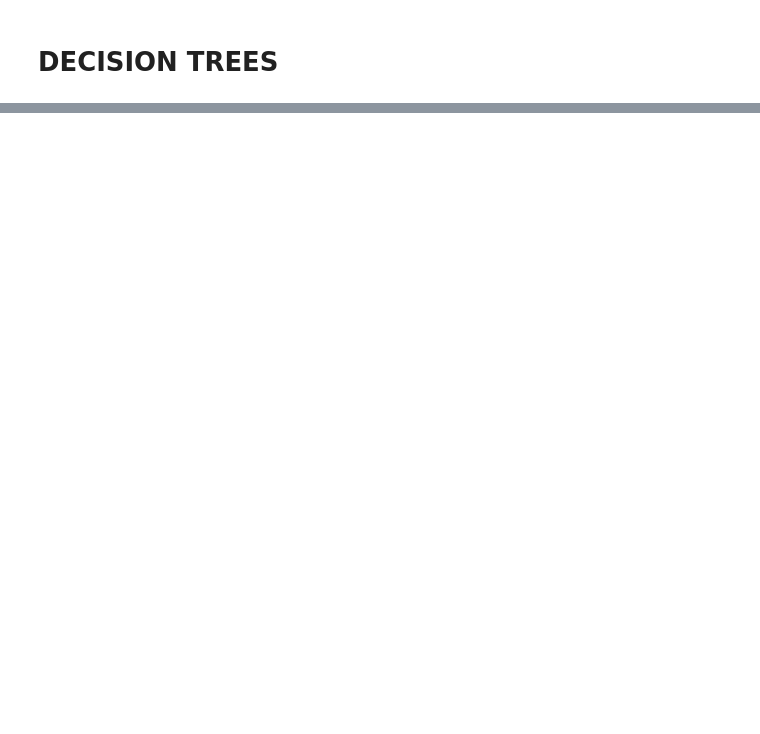
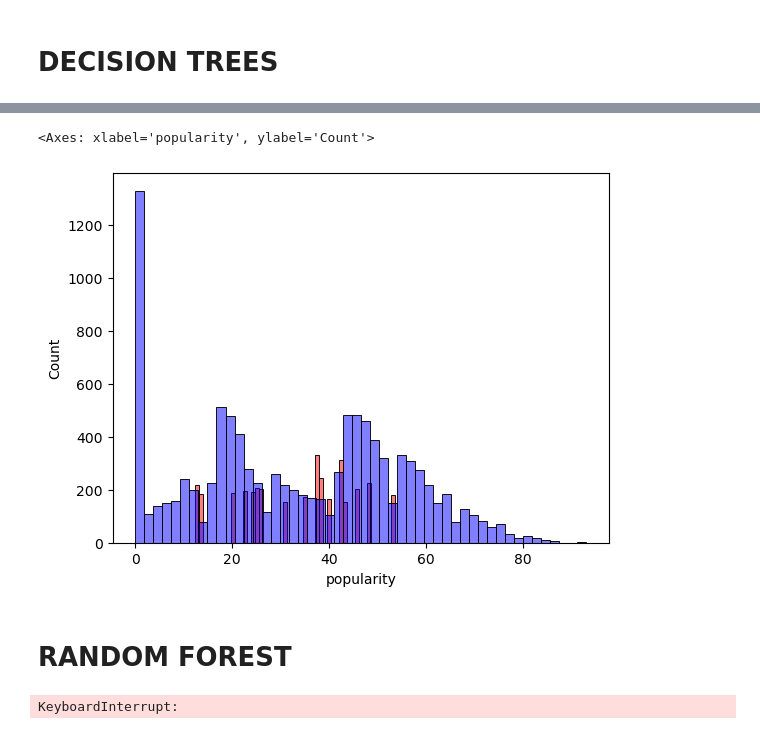
Before and after one commit to bergimax/music-popularity-prediction, a Jupyter notebook: Proj2.ipynb, the cells around one changed output, grey strips where cells are left out. Cells and saved outputs as stored; diff of their text form; code cells hidden in the pictures; blank space fills up the shorter version.

```diff
--- a/Proj2.ipynb
+++ b/Proj2.ipynb
@@ -402,0 +387,16 @@ X_val = dv.transform(val_dicts)
+# %%
+#train
+dicts_ft = df_full_train.to_dict(orient='records')
+dv = DictVectorizer(sparse = False)
+X_full_train = dv.fit_transform(dicts_ft)
+
+dt = DecisionTreeRegressor()
+dt.fit(X_full_train, y_full_train)
+#predict
+dicts_test = df_test.to_dict(orient='records')
+
+X_test = dv.transform(dicts_test)
+y_pred = dt.predict(X_test)
+
+_rmse = rmse(y_test, y_pred)
+_rmse
@@ -402,0 +405,15 @@ X_val = dv.transform(val_dicts)
+# %%
+scores = []
+
+for d in [1,2,5,10,20,50,100,200,500, None]:
+    for s in [1,2,5,10,20,50,100,200,500]:
+        dt = DecisionTreeRegressor( max_depth=d, min_samples_leaf=s)
+        dt.fit(X_train, y_train)
+
+        y_pred = dt.predict(X_val)
+        _rmse = rmse(y_val, y_pred)
+        scores.append((d,s,_rmse))
+        print((d,s,_rmse))
+col = ['max_depth', 'min_samples_leaf', 'rmse']
+df_scores = pd.DataFrame(scores, columns=col)
+df_scores
@@ -402,0 +470,26 @@ X_val = dv.transform(val_dicts)
+# %%
+sns.histplot(y_pred, color='red', alpha=0.5, bins=50) #predictions
+sns.histplot(y_train, color='blue', alpha=0.5, bins=50) #target values
+# %% [output]
+<Axes: xlabel='popularity', ylabel='Count'>
+[figure, added]
+# %% [markdown]
+# RANDOM FOREST
+# %%
+scores = []
+for s in [1, 10, 50]:
+    for n in range(10, 201, 50):
+        for m in [50, 100]:
+            rf = RandomForestRegressor(n_estimators=n,
+                                        max_depth=m,
+                                        min_samples_leaf=s,
+                                        random_state=1)
+            rf.fit(X_train, y_train)
+
+            y_pred = rf.predict(X_val)
+            _rmse = rmse(y_val, y_pred)
+            scores.append((s, n, _rmse))
+
+            print((s, n, m, _rmse))
+# %% [output]
+KeyboardInterrupt:
```
Also changed, not shown: parts of 33 cells of this notebook.
